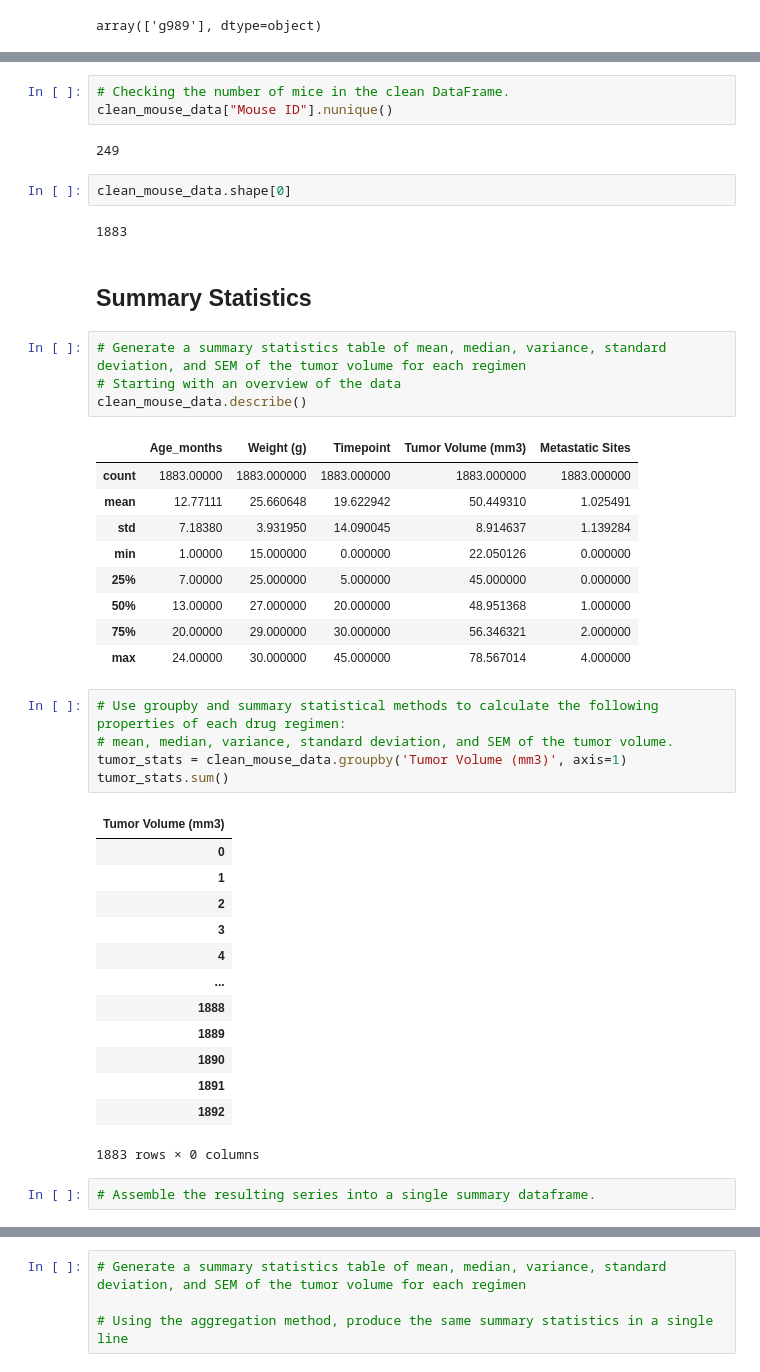
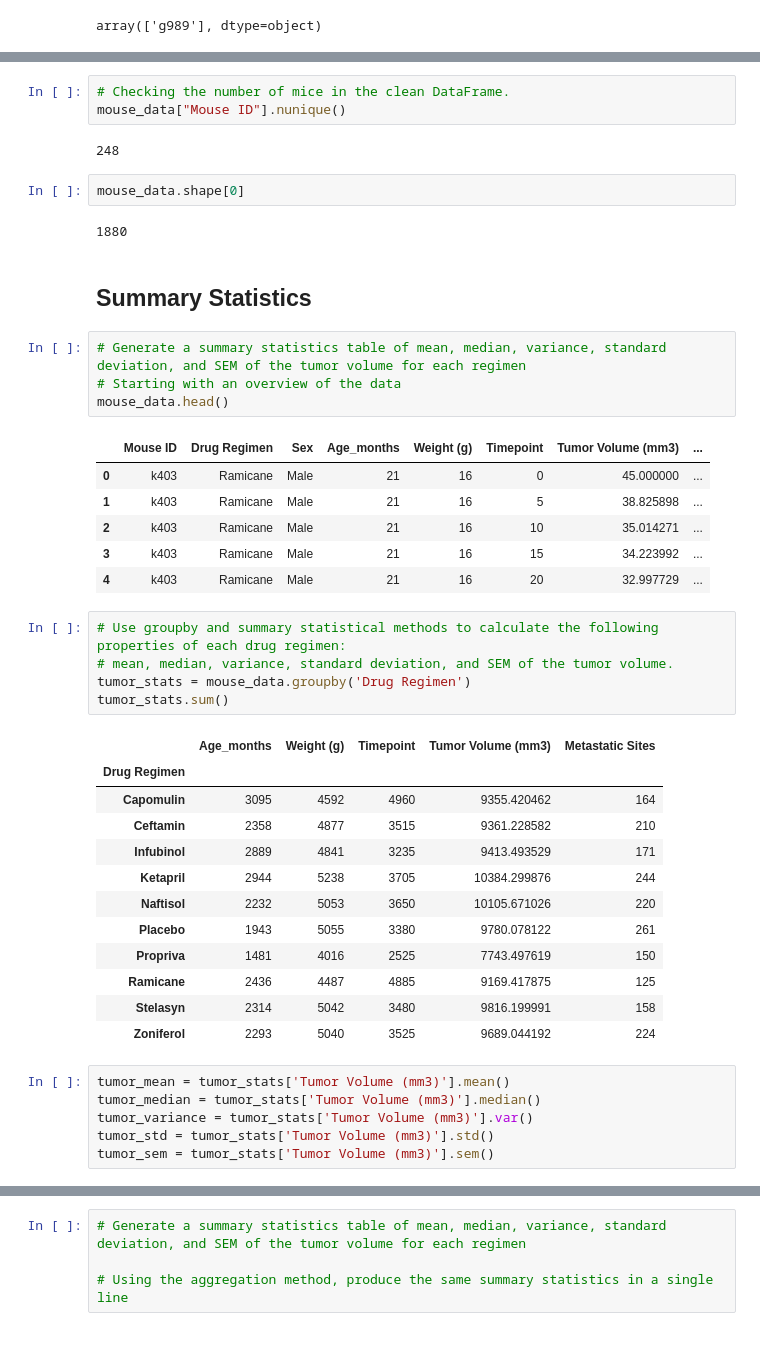
Before and after one commit to shirinegm/matplotlib-challenge, a Jupyter notebook: pymaceuticals_starter.ipynb, the cells around one changed output, grey strips where cells are left out. Saved outputs shown, nothing was run; the diff lists cells and outputs as text; blank space fills up the shorter version.

Commit message:
added calculation for stats using groupby

```diff
--- a/pymaceuticals_starter.ipynb
+++ b/pymaceuticals_starter.ipynb
@@ -88,46 +93,46 @@ KeyError: 'Dupes'
 # %%
 # Checking the number of mice in the clean DataFrame.
-clean_mouse_data["Mouse ID"].nunique()
+mouse_data["Mouse ID"].nunique()
 # %% [output]
-249
+248
 # %%
-clean_mouse_data.shape[0]
+mouse_data.shape[0]
 # %% [output]
-1883
+1880
 # %% [markdown]
 ## Summary Statistics
 # %%
 # Generate a summary statistics table of mean, median, variance, standard deviation, and SEM of the tumor volume for each regimen
 # Starting with an overview of the data
-clean_mouse_data.describe()
+mouse_data.head()
 # %% [output]
-|  | Age_months | Weight (g) | Timepoint | Tumor Volume (mm3) | Metastatic Sites |
-| count | 1883.00000 | 1883.000000 | 1883.000000 | 1883.000000 | 1883.000000 |
-| mean | 12.77111 | 25.660648 | 19.622942 | 50.449310 | 1.025491 |
-| std | 7.18380 | 3.931950 | 14.090045 | 8.914637 | 1.139284 |
-| min | 1.00000 | 15.000000 | 0.000000 | 22.050126 | 0.000000 |
-| 25% | 7.00000 | 25.000000 | 5.000000 | 45.000000 | 0.000000 |
-| 50% | 13.00000 | 27.000000 | 20.000000 | 48.951368 | 1.000000 |
-| 75% | 20.00000 | 29.000000 | 30.000000 | 56.346321 | 2.000000 |
-| max | 24.00000 | 30.000000 | 45.000000 | 78.567014 | 4.000000 |
+|  | Mouse ID | Drug Regimen | Sex | Age_months | Weight (g) | Timepoint | Tumor Volume (mm3) | ... |
+| 0 | k403 | Ramicane | Male | 21 | 16 | 0 | 45.000000 | ... |
+| 1 | k403 | Ramicane | Male | 21 | 16 | 5 | 38.825898 | ... |
+| 2 | k403 | Ramicane | Male | 21 | 16 | 10 | 35.014271 | ... |
+| 3 | k403 | Ramicane | Male | 21 | 16 | 15 | 34.223992 | ... |
+| 4 | k403 | Ramicane | Male | 21 | 16 | 20 | 32.997729 | ... |
 # %%
 # Use groupby and summary statistical methods to calculate the following properties of each drug regimen:
 # mean, median, variance, standard deviation, and SEM of the tumor volume.
-tumor_stats = clean_mouse_data.groupby('Tumor Volume (mm3)', axis=1)
+tumor_stats = mouse_data.groupby('Drug Regimen')
 tumor_stats.sum()
 # %% [output]
-| Tumor Volume (mm3) |
-| 0 |
-| 1 |
-| 2 |
-| 3 |
-| 4 |
-| ... |
-| 1888 |
-| 1889 |
-| 1890 |
-| 1891 |
-| 1892 |
+|  | Age_months | Weight (g) | Timepoint | Tumor Volume (mm3) | Metastatic Sites |
+| Drug Regimen |  |  |  |  |  |
+| Capomulin | 3095 | 4592 | 4960 | 9355.420462 | 164 |
+| Ceftamin | 2358 | 4877 | 3515 | 9361.228582 | 210 |
+| Infubinol | 2889 | 4841 | 3235 | 9413.493529 | 171 |
+| Ketapril | 2944 | 5238 | 3705 | 10384.299876 | 244 |
+| Naftisol | 2232 | 5053 | 3650 | 10105.671026 | 220 |
+| Placebo | 1943 | 5055 | 3380 | 9780.078122 | 261 |
+| Propriva | 1481 | 4016 | 2525 | 7743.497619 | 150 |
+| Ramicane | 2436 | 4487 | 4885 | 9169.417875 | 125 |
+| Stelasyn | 2314 | 5042 | 3480 | 9816.199991 | 158 |
+| Zoniferol | 2293 | 5040 | 3525 | 9689.044192 | 224 |
-1883 rows × 0 columns
-# %%
-# Assemble the resulting series into a single summary dataframe.
+# %%
+tumor_mean = tumor_stats['Tumor Volume (mm3)'].mean()
+tumor_median = tumor_stats['Tumor Volume (mm3)'].median()
+tumor_variance = tumor_stats['Tumor Volume (mm3)'].var()
+tumor_std = tumor_stats['Tumor Volume (mm3)'].std()
+tumor_sem = tumor_stats['Tumor Volume (mm3)'].sem()
```
Also changed, not shown: parts of 2 cells of this notebook.
